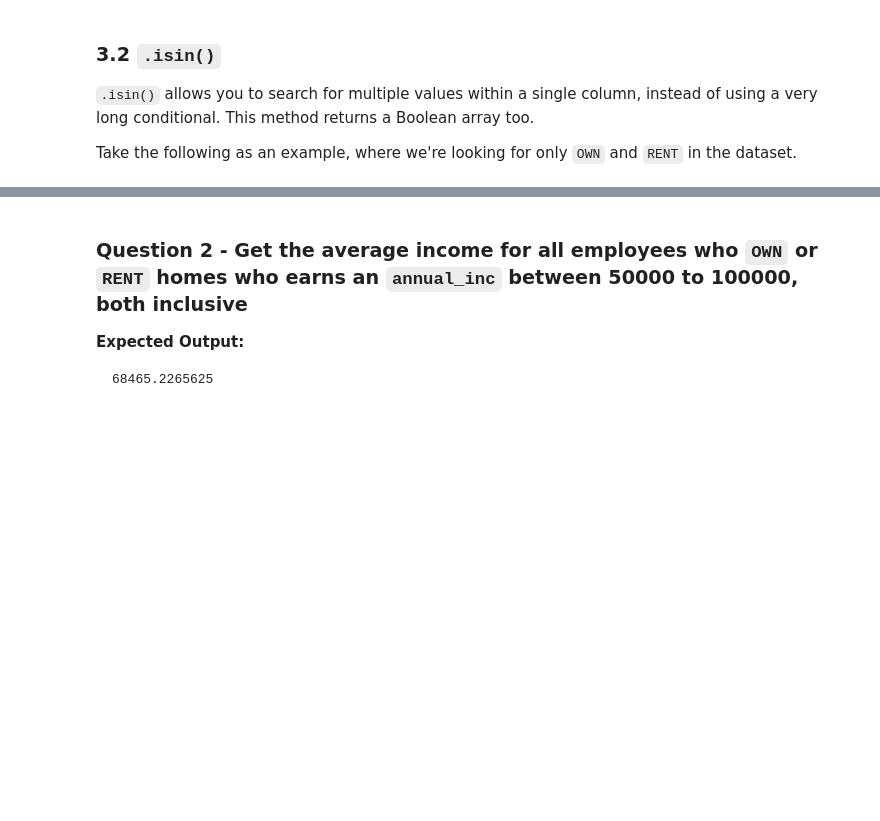
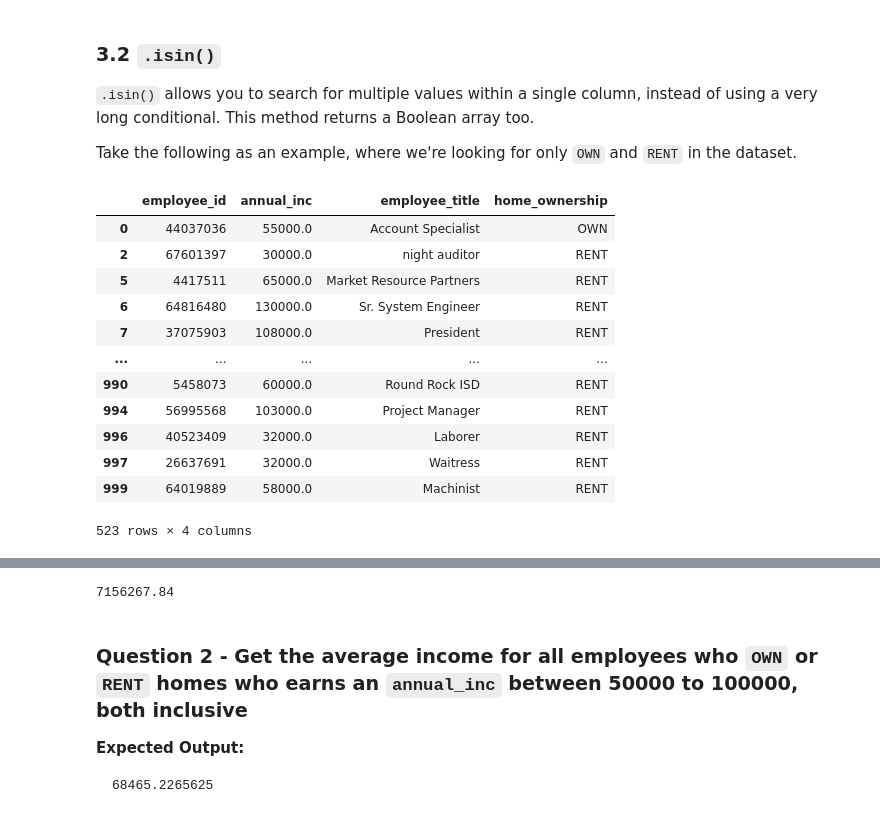
Before and after one commit to helloitsm3/DS102, a Jupyter notebook: Lesson 01/In Class Practice/Hackwagon Academy DS102 - Lesson 1B - Pandas (Part 1) - Student.ipynb, the cells around one changed output, grey strips where cells are left out. Saved outputs shown, nothing was run; the diff lists cells and outputs as text; code cells hidden in the pictures; blank space fills up the shorter version.

```diff
--- a/Lesson 01/In Class Practice/Hackwagon Academy DS102 - Lesson 1B - Pandas (Part 1) - Student.ipynb
+++ b/Lesson 01/In Class Practice/Hackwagon Academy DS102 - Lesson 1B - Pandas (Part 1) - Student.ipynb
@@ -289,6 +534,6 @@ cond2 = feedback_df['Instructor'] ==  "Andre"
 
 Read the `employees-1k.csv` as `employees_df` and preview the dataset with `.head()`.
 # %%
-employees_df = pd.read_csv('employees-1k.csv')
+employees_df = pd.read_csv('../Datasets/employees-1k.csv')
 
 employees_df.head()
@@ -300,6 +552,22 @@ employees_df.head()
 Take the following as an example, where we're looking for only `OWN` and `RENT` in the dataset.
 # %%
 cond1 = employees_df['home_ownership'].isin(['OWN', 'RENT'])
+
+employees_df[cond1]
+# %% [output]
+|  | employee_id | annual_inc | employee_title | home_ownership |
+| 0 | 44037036 | 55000.0 | Account Specialist | OWN |
+| 2 | 67601397 | 30000.0 | night auditor | RENT |
+| 5 | 4417511 | 65000.0 | Market Resource Partners | RENT |
+| 6 | 64816480 | 130000.0 | Sr. System Engineer | RENT |
+| 7 | 37075903 | 108000.0 | President | RENT |
+| ... | ... | ... | ... | ... |
+| 990 | 5458073 | 60000.0 | Round Rock ISD | RENT |
+| 994 | 56995568 | 103000.0 | Project Manager | RENT |
+| 996 | 40523409 | 32000.0 | Laborer | RENT |
+| 997 | 26637691 | 32000.0 | Waitress | RENT |
+| 999 | 64019889 | 58000.0 | Machinist | RENT |
+523 rows × 4 columns
 # %% [markdown]
 <a id='P2'><h2> <img src="https://cdn.shopify.com/s/files/1/1200/7374/products/book_aec28e76-52ec-44ab-bc01-41df1279c89f_550x825.png?v=1473897430" width=25 align="left"> <font color="darkorange"> &nbsp; Practice II </font><font color="skyblue"> * </font></h2></a>
 
@@ -308,6 +576,12 @@ cond1 = employees_df['home_ownership'].isin(['OWN', 'RENT'])
 **Expected Output:**
 
     7156267.84
+# %%
+cond1 = employees_df["home_ownership"] == "OWN"
+own_df = employees_df[cond1]
+own_df["annual_inc"].sum()
+# %% [output]
+7156267.84
 # %% [markdown]
 ### Question 2 - Get the average income for all employees who `OWN` or `RENT` homes who earns an `annual_inc` between 50000 to 100000, both inclusive
 
```
Also changed, not shown: parts of 30 cells of this notebook, 2 other files.
